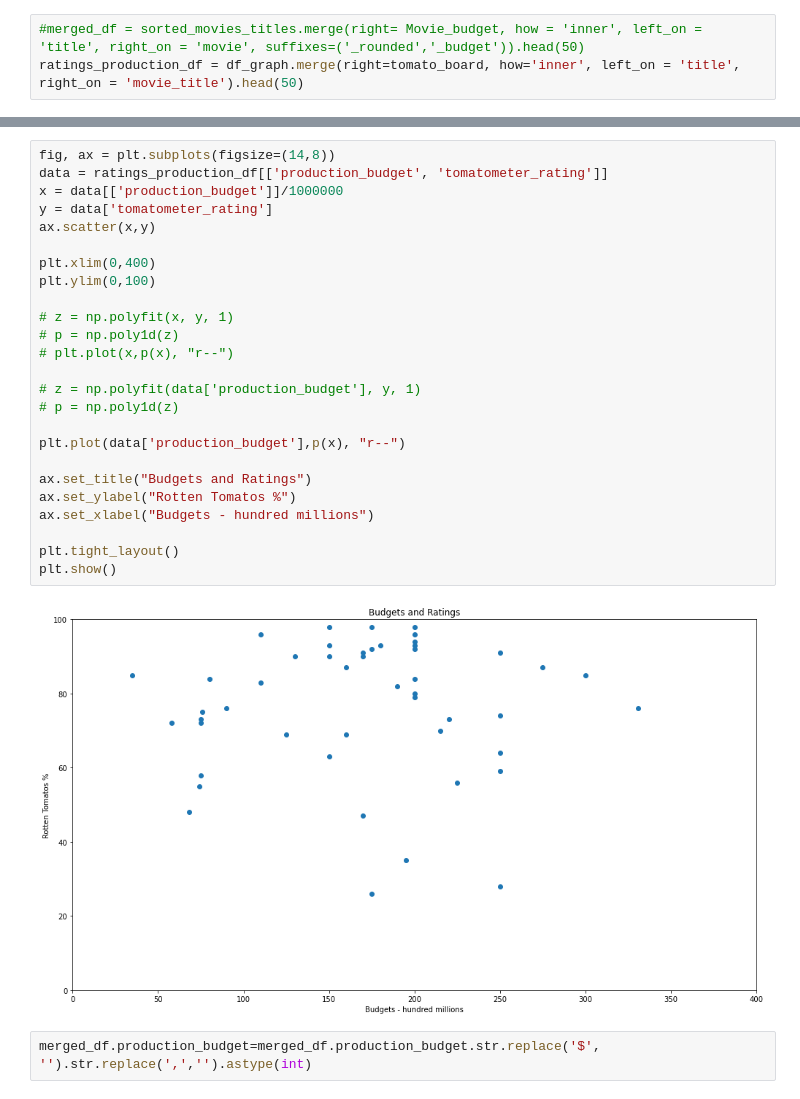
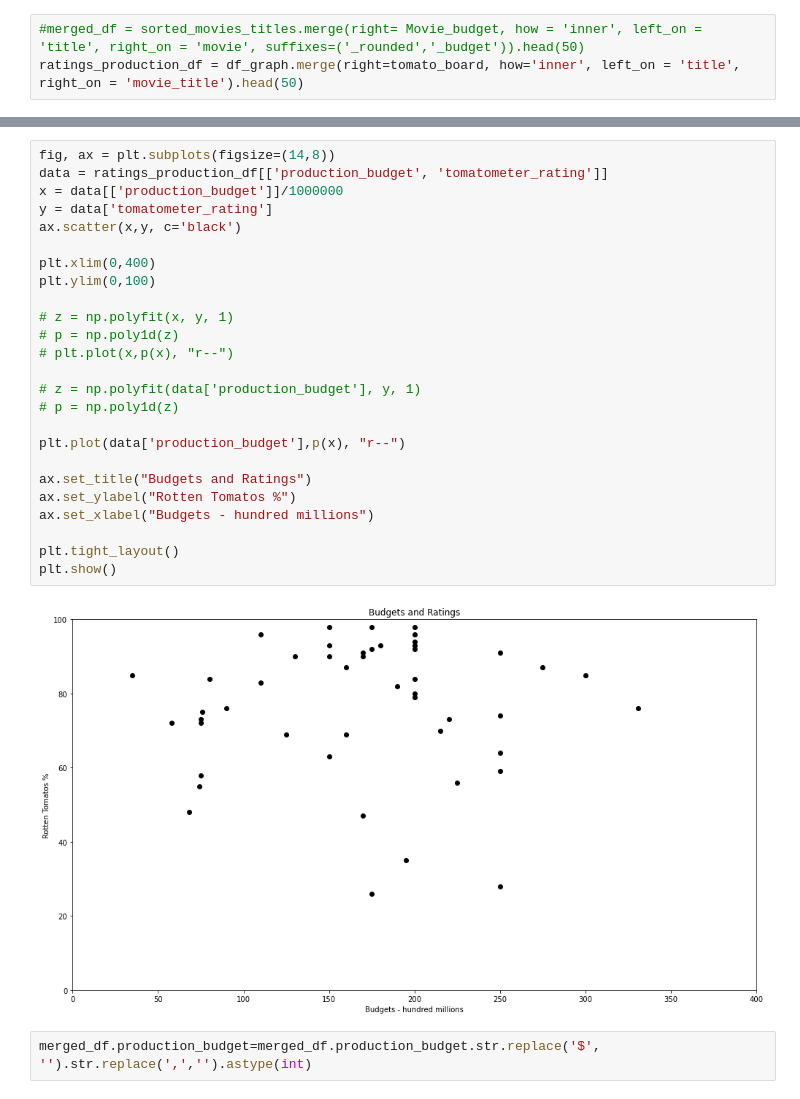
Before and after one commit to kinghenderson/microsoft_movie_analysis, a Jupyter notebook: Gross Value .ipynb, the cells around one changed output, grey strips where cells are left out. Saved outputs shown, nothing was run; the diff lists cells and outputs as text.

```diff
--- a/Gross Value .ipynb
+++ b/Gross Value .ipynb
@@ -170,30 +170,30 @@ ratings_production_df
 # %%
 fig, ax = plt.subplots(figsize=(14,8))
 data = ratings_production_df[['production_budget', 'tomatometer_rating']]
 x = data[['production_budget']]/1000000
 y = data['tomatometer_rating']
-ax.scatter(x,y)
+ax.scatter(x,y, c='black')
 
 plt.xlim(0,400)
 plt.ylim(0,100)
 
 # z = np.polyfit(x, y, 1)
 # p = np.poly1d(z)
 # plt.plot(x,p(x), "r--")
 
 # z = np.polyfit(data['production_budget'], y, 1)
 # p = np.poly1d(z)
 
 plt.plot(data['production_budget'],p(x), "r--")
 
 ax.set_title("Budgets and Ratings")
 ax.set_ylabel("Rotten Tomatos %")
 ax.set_xlabel("Budgets - hundred millions")
 
 plt.tight_layout()
 plt.show()
 # %% [output]
-[figure, old version]
+[figure, new version]
 # %%
 merged_df.production_budget=merged_df.production_budget.str.replace('$', '').str.replace(',','').astype(int)
 # %%
```
Also changed, not shown: parts of 1 cell of this notebook.
